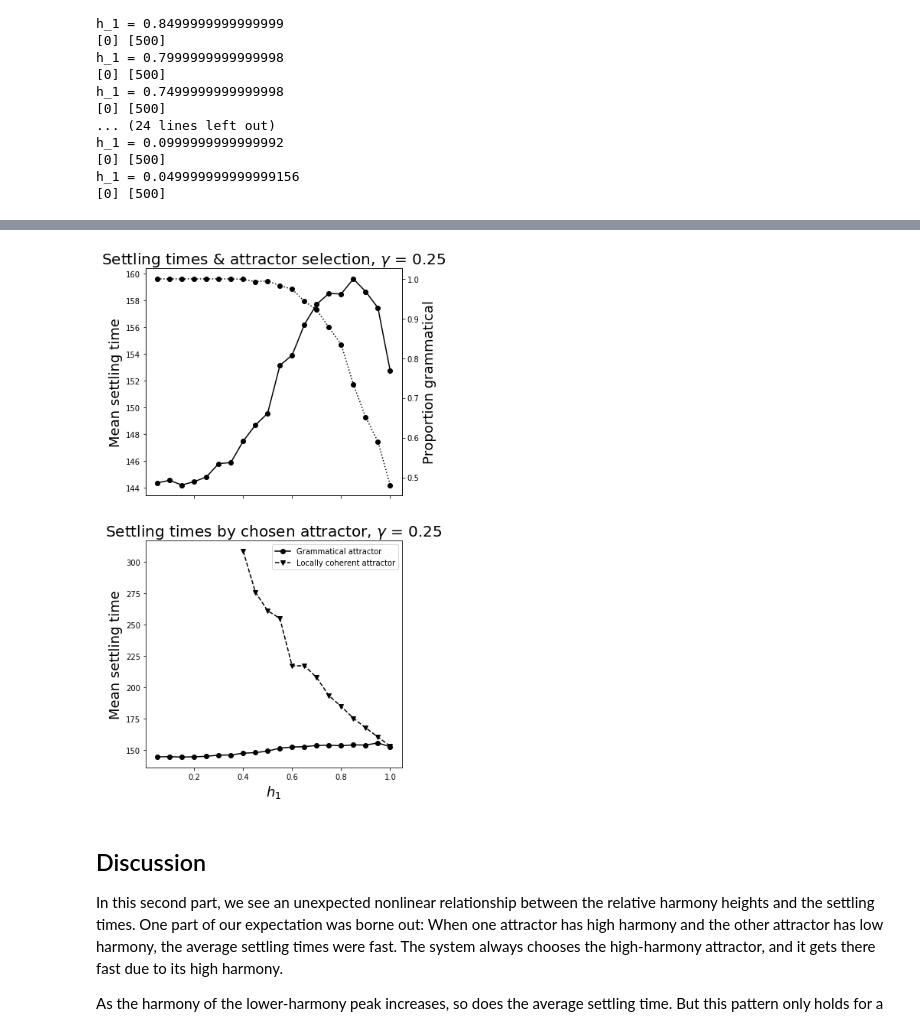
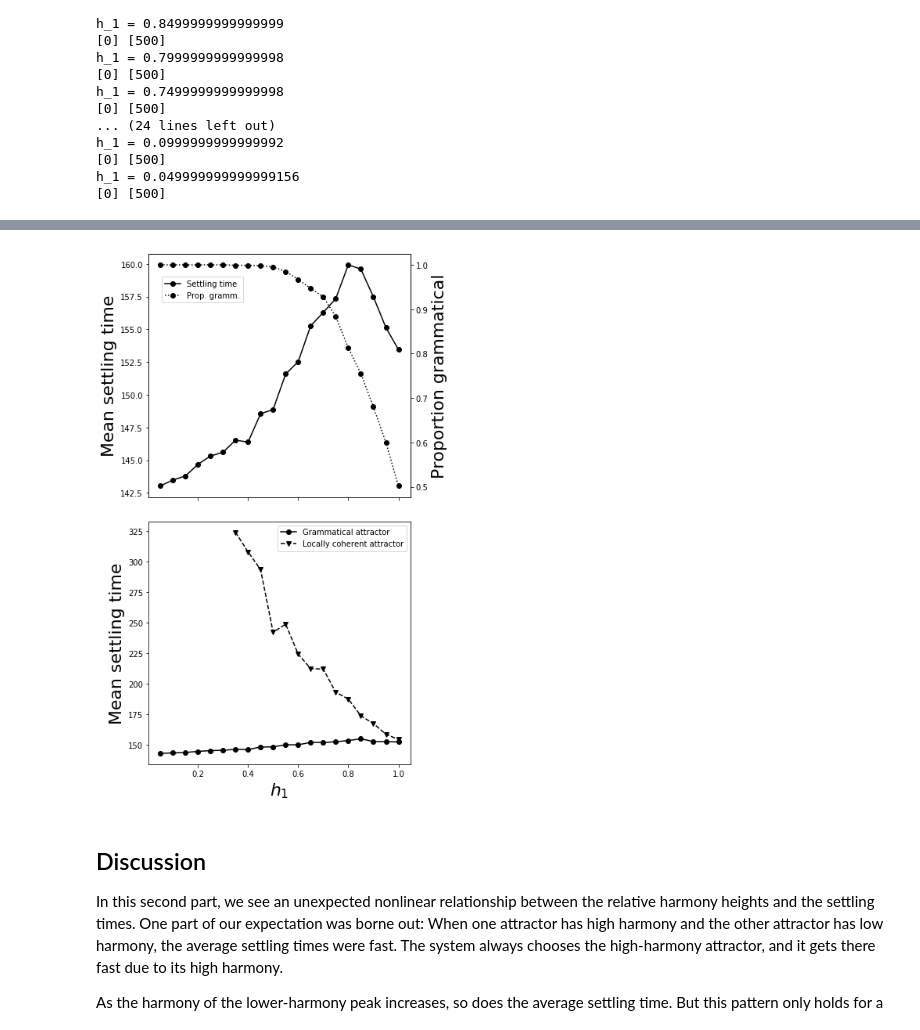
Before and after one commit to garrett-m-smith/SmithTaborICCM2018, a Jupyter notebook: Model/ICCM00.ipynb, the cells around one changed output, grey strips where cells are left out. Saved outputs shown, nothing was run; the diff lists cells and outputs as text; code cells hidden in the pictures.

```diff
--- a/Model/ICCM00.ipynb
+++ b/Model/ICCM00.ipynb
@@ -310,34 +310,38 @@ means = data.groupby('Harmony1').describe().iloc[:, 1]  # Mean settling times
 # %%
 # Making a figure of mean settling time and proportion of gramm attractors
 f, axarr = plt.subplots(2, sharex=True)
 f.set_figheight(12)
 f.set_figwidth(6)
 
 ax0 = axarr[0]
 ax1 = axarr[0].twinx()  # proportion grammatical
 ax2 = axarr[1]  # breakdown of settling times by attr.
-ax0.plot(means, 'k-o')
-ax1.plot(propa, 'k:o')
+lns1 = ax0.plot(means, 'k-o', label='Settling time')
+lns2 = ax1.plot(propa, 'k:o', label='Prop. gramm.')
+lns = lns1+lns2
+labs = [l.get_label() for l in lns]
+ax0.legend(lns, labs, loc=(0.05, 0.8))
 
 #ax0.set_xlabel('$h_1$')
-ax0.set_ylabel('Mean settling time', fontsize=18)
-ax1.set_ylabel('Proportion grammatical', fontsize=18)
-ax0.set_title('Settling times & attractor selection, $\gamma$ = {}'.format(gamma), fontsize=20)
+ax0.set_ylabel('Mean settling time', fontsize=22)
+ax1.set_ylabel('Proportion grammatical', fontsize=22)
+#ax0.set_title('Settling times & attractor selection, $\gamma$ = {}'.format(gamma), fontsize=20)
 #plt.show()
 
 # Looking at the settling times by attractor chosen and h1
 rts = data.groupby(['Attractor', 'Harmony1']).describe().iloc[:, 1]
 ax2.plot(hvals[::-1], rts.xs('A'), 'k-o', label='Grammatical attractor')
 ax2.plot(hvals[0:len(rts.xs('B')),][::-1], rts.xs('B'), 'k--v', label='Locally coherent attractor')
-ax2.set_title('Settling times by chosen attractor, $\gamma$ = {}'.format(gamma), fontsize=20)
-ax2.set_ylabel('Mean settling time', fontsize=18)
-ax2.set_xlabel('$h_1$', fontsize=18)
+#ax2.set_title('Settling times by chosen attractor, $\gamma$ = {}'.format(gamma), fontsize=20)
+ax2.set_ylabel('Mean settling time', fontsize=22)
+ax2.set_xlabel('$h_1$', fontsize=22)
 ax2.legend()
+plt.subplots_adjust(wspace=0, hspace=0.1)
 plt.show()
 
 f.savefig('TimesAsFnOfH1.pdf', bbox_inches='tight')
 # %% [output]
-[figure, old version]
+[figure, new version]
 # %% [markdown]
 ## Discussion
 
```
Also changed, not shown: parts of 3 cells of this notebook, 15 other files.
